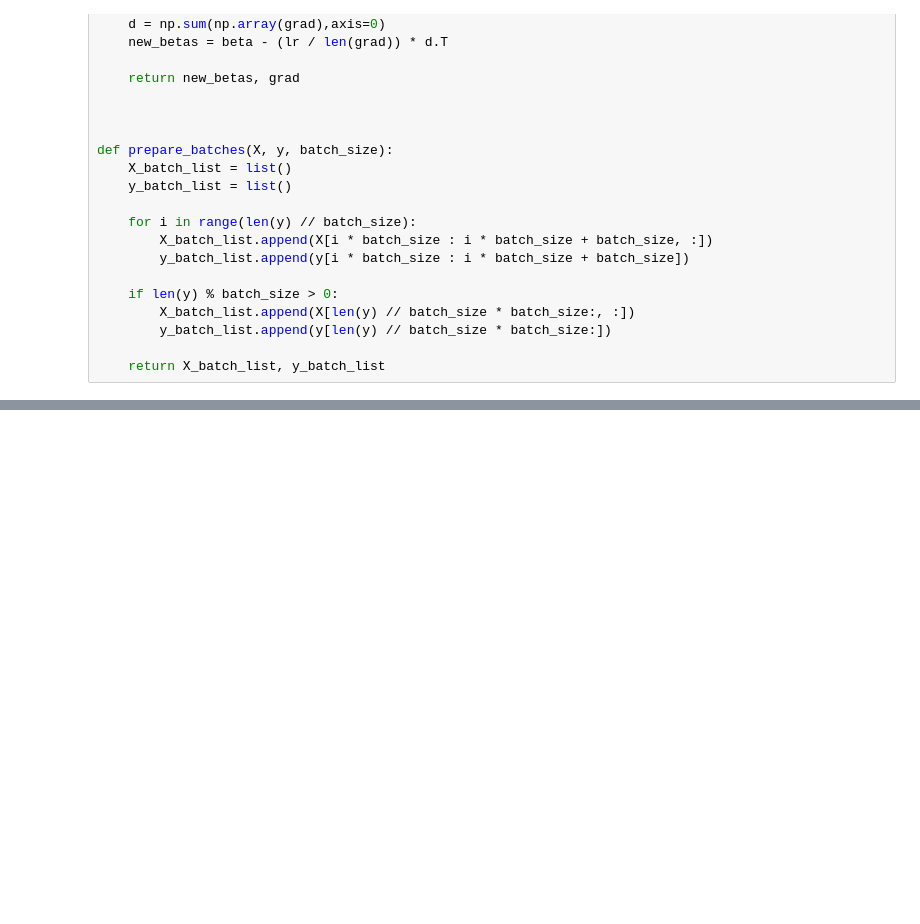
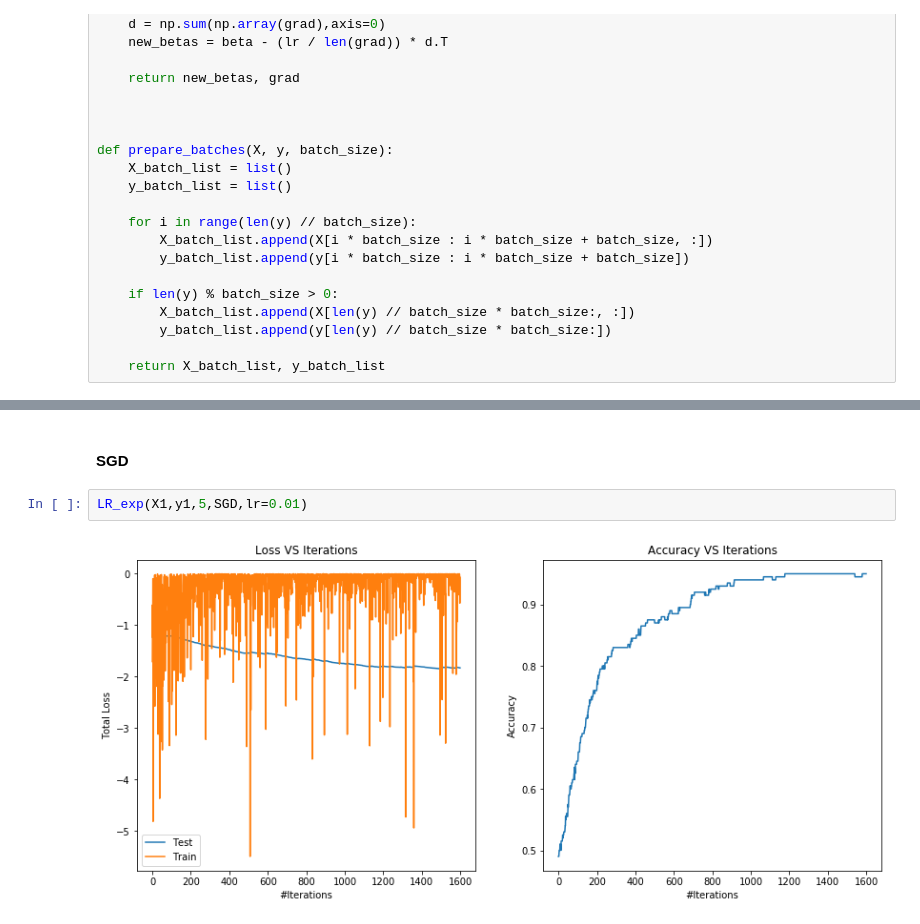
Before and after one commit to lrg1213/CMU_10725_ConvexOpt, a Jupyter notebook: HW6/HW6_Q3.ipynb, the cells around one changed output, grey strips where cells are left out. Drawn from its saved outputs; the diff is of its cells as text; blank space fills up the shorter version.

```diff
--- a/HW6/HW6_Q3.ipynb
+++ b/HW6/HW6_Q3.ipynb
@@ -265,0 +277,6 @@ y = np.array(dataset)[:,-1]
+# %% [markdown]
+#### SGD
+# %%
+LR_exp(X1,y1,5,SGD,lr=0.01)
+# %% [output]
+[figure, added]
```
Also changed, not shown: parts of 32 cells of this notebook.
